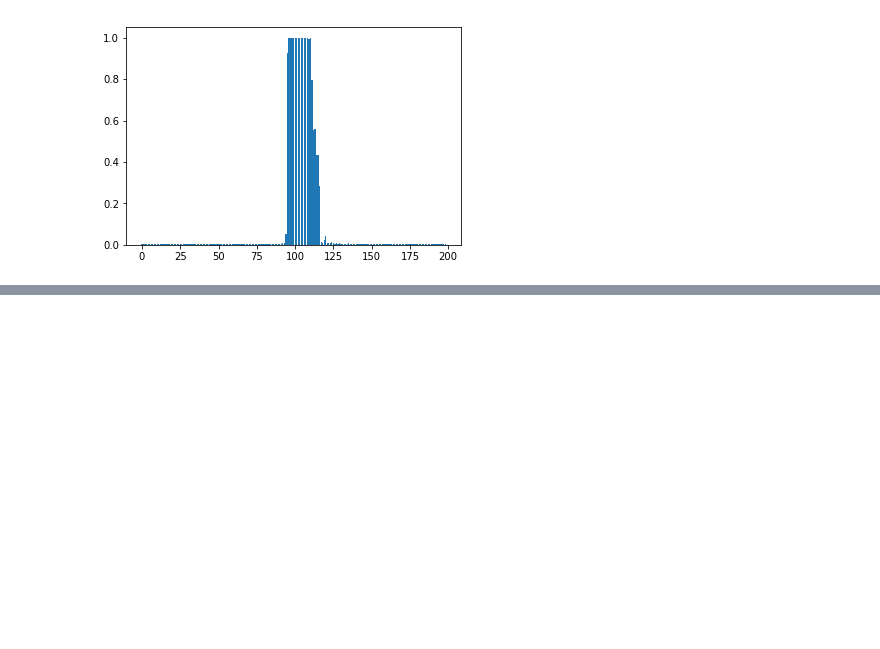
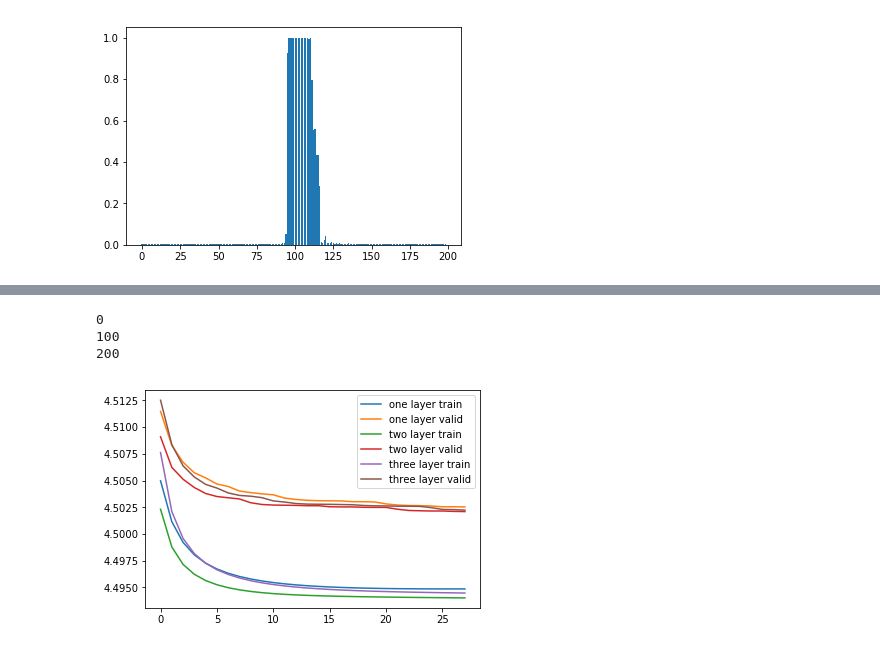
Before and after one commit to ejahanpour/NFL_prediction_Repo, a Jupyter notebook: models/Dl_to_submit.ipynb, the cells around one changed output, grey strips where cells are left out. Cells and saved outputs as stored; diff of their text form; code cells hidden in the pictures; blank space fills up the shorter version.

```diff
--- a/models/Dl_to_submit.ipynb
+++ b/models/Dl_to_submit.ipynb
@@ -193,0 +338,63 @@ plt.show()
+# %%
+def h_tune_model_l3(x_train, y_train, x_test, y_test, batch_size = 32,
+                 lr = 0.01, epoch_size = 500, n_h1 = 1000, n_h2 = 500, n_h3 = 300):
+    train_loss = []
+    valid_loss = []
+    n_in, n_out= x_train.shape[1], 199
+    model = nn.Sequential(nn.Linear(n_in, n_h1),
+                        nn.Sigmoid(),
+                        nn.Linear(n_h1, n_h2),
+                        nn.Sigmoid(),
+                        nn.Linear(n_h2, n_h3),
+                        nn.Sigmoid(),
+                        nn.Linear(n_h3, n_out),
+                        nn.Sigmoid()
+                        )
+    criterion = nn.CrossEntropyLoss()
+    optim = torch.optim.SGD(model.parameters(), lr = lr)
+
+    for epoch in range(epoch_size):
+        for batch_x, batch_y in batch(x_train, y_train, batch_size):
+            y_pred = model(batch_x)
+
+            # get the loss function
+            loss = criterion(y_pred, batch_y)
+#             if epoch % 10 == 0:
+#                 print("epoch %s loss value: %.7f"%(epoch, loss.item()))
+
+            # zero the gradient
+            optim.zero_grad()
+
+            # back propogate
+            loss.backward()
+
+            # update the parameter
+            optim.step()
+        if epoch % 10 == 0:
+            train_loss.append(loss.item())
+            test_pred = model(x_test)
+            l = criterion(test_pred, y_test)
+            valid_loss.append(l)
+#             print("epoch %s loss value: %.7f"%(epoch, loss.item()))
+        if epoch % 100 == 0:
+            print(epoch)
+    return model, train_loss, valid_loss
+
+_, train_loss_l3, valid_loss_l3 = h_tune_model_l3(model_x, model_y, valid_x, valid_y, batch_size = 32, lr = 0.01, epoch_size = 300)
+# %% [output]
+0
+100
+200
+# %%
+plt.plot(range(len(train_loss[2:30])), train_loss[2:30], label = 'one layer train')
+plt.plot(range(len(train_loss[2:30])), valid_loss[2:30], label = 'one layer valid')
+plt.plot(range(len(train_loss_l2[2:])), train_loss_l2[2:], label = 'two layer train')
+plt.plot(range(len(valid_loss_l2[2:])), valid_loss_l2[2:], label = 'two layer valid')
+plt.plot(range(len(train_loss_l3[2:])), train_loss_l3[2:], label = 'three layer train')
+plt.plot(range(len(train_loss_l3[2:])), valid_loss_l3[2:], label = 'three layer valid')
+
+plt.legend()
+plt.show()
+# apparently two layer is better than three layer
+# %% [output]
+[figure, added]
```
Also changed, not shown: parts of 9 cells of this notebook.
